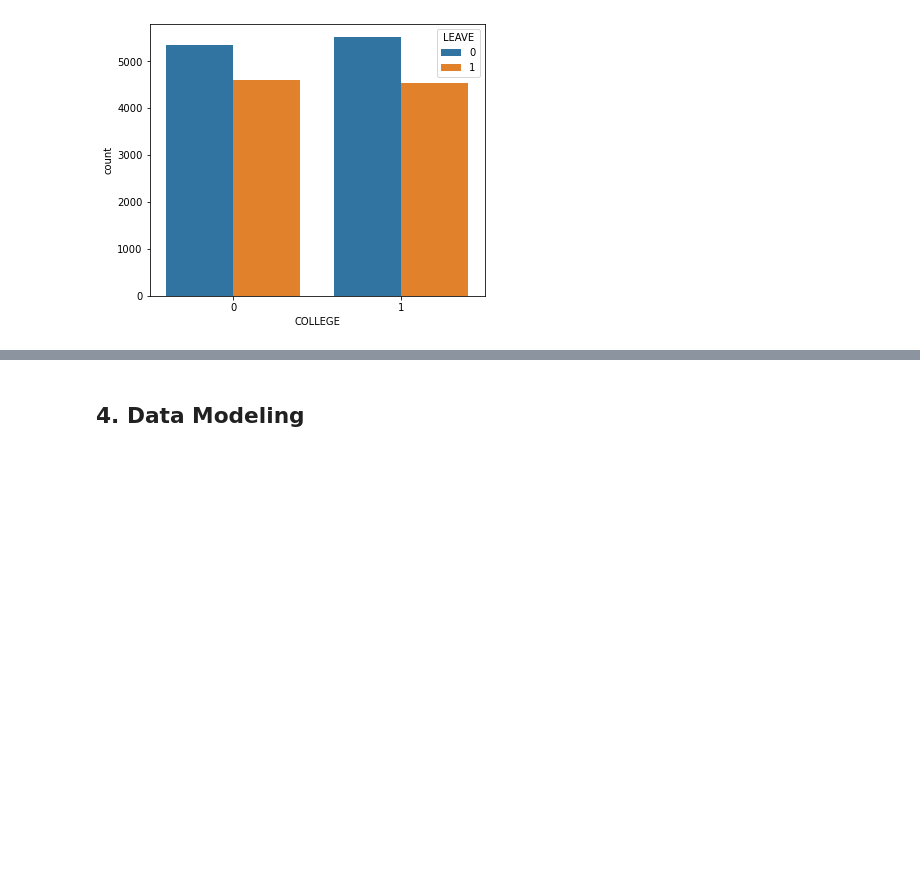
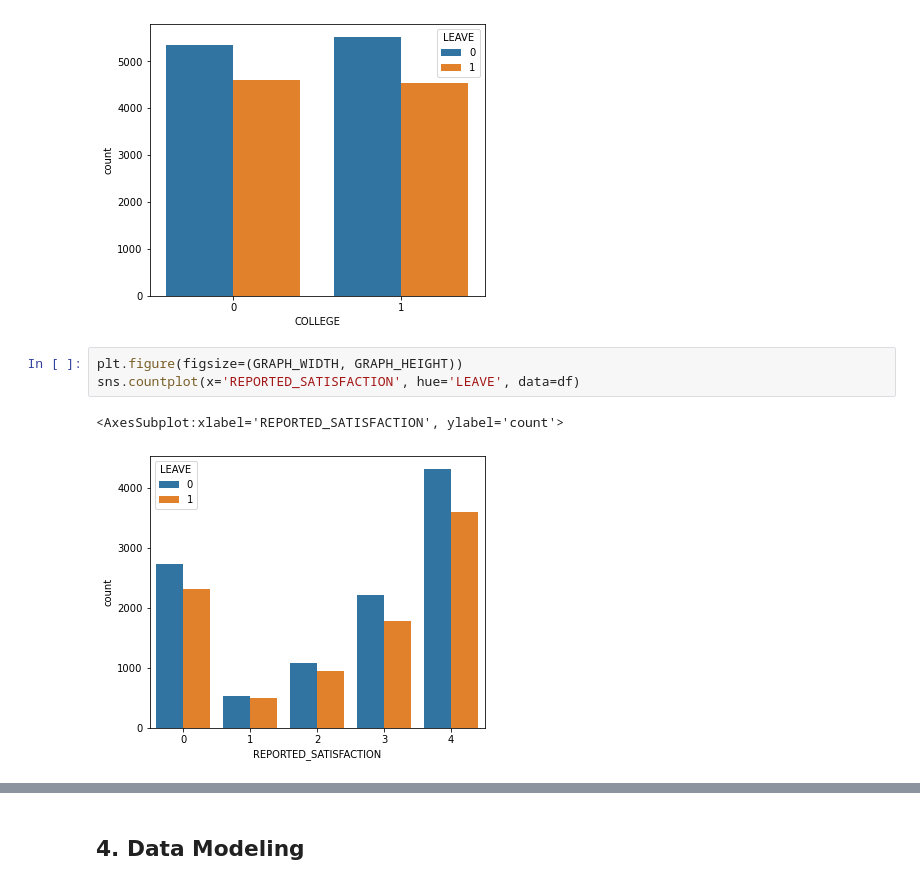
Before and after one commit to josecarlosgt/Data-Processing-and-Analytics, a Jupyter notebook: Predicting Customer Churn.ipynb, the cells around one changed output, grey strips where cells are left out. Drawn from its saved outputs; the diff is of its cells as text; blank space fills up the shorter version.

```diff
--- a/Predicting Customer Churn.ipynb
+++ b/Predicting Customer Churn.ipynb
@@ -163,3 +202,9 @@ sns.countplot(x='COLLEGE', hue='LEAVE', data=df)
 # %% [output]
 <AxesSubplot:xlabel='COLLEGE', ylabel='count'>
 [figure]
+# %%
+plt.figure(figsize=(GRAPH_WIDTH, GRAPH_HEIGHT))
+sns.countplot(x='REPORTED_SATISFACTION', hue='LEAVE', data=df)
+# %% [output]
+<AxesSubplot:xlabel='REPORTED_SATISFACTION', ylabel='count'>
+[figure, added]
```
Also changed, not shown: parts of 49 cells of this notebook, 1 other file.
